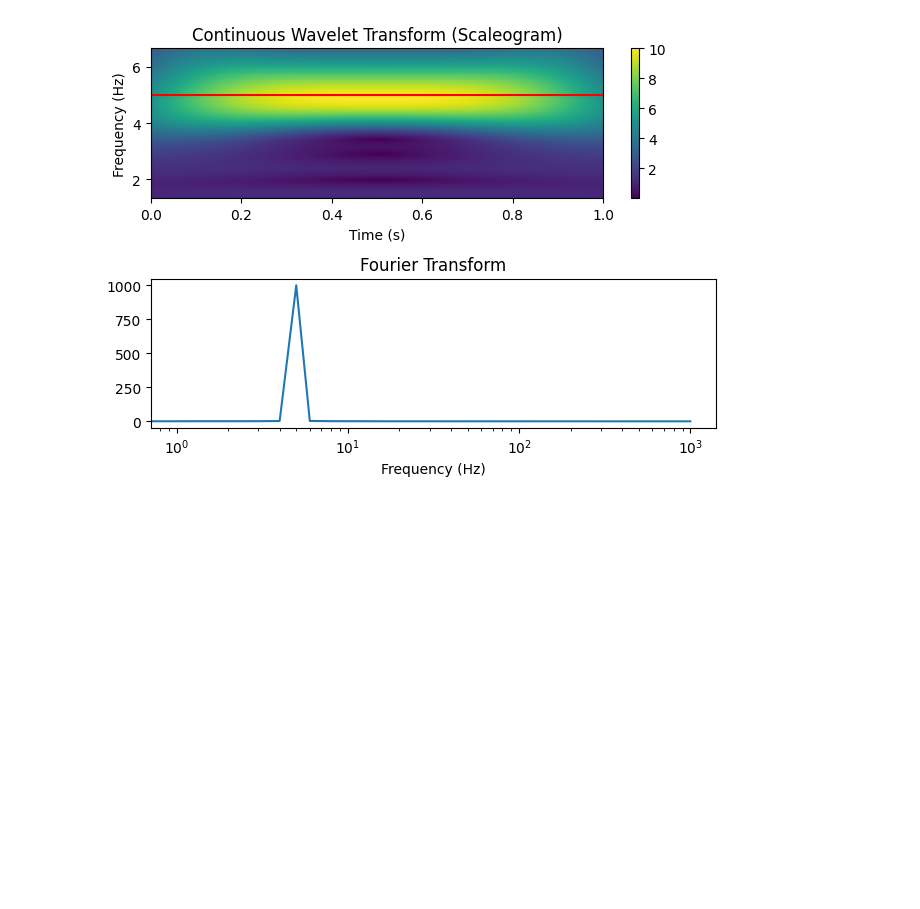
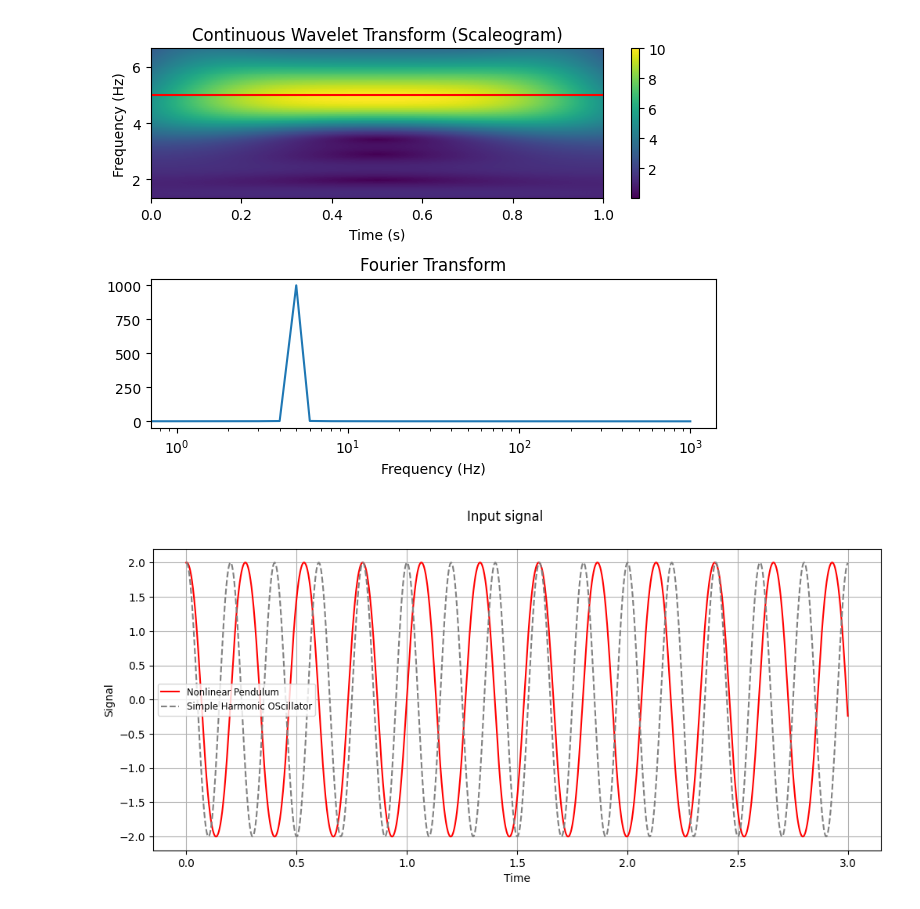
Before and after one commit to Mehdi-Haned/PINNs-Spring2025, a Jupyter notebook: frequency analysis/wavelet_transform.ipynb, the cells around one changed output. Drawn from its saved outputs; the diff is of its cells as text; code cells hidden in the pictures; blank space fills up the shorter version.

```diff
--- a/frequency analysis/wavelet_transform.ipynb
+++ b/frequency analysis/wavelet_transform.ipynb
@@ -59,3 +60,27 @@ axs[1].set_title("Fourier Transform")
 plt.tight_layout()
 # %% [output]
 [figure]
+# %%
+ti, tf, dt = 0, 3, 1e-3
+
+t  = np.arange(ti, tf, dt)
+w0 = 2*np.pi*5
+X0 = [2, 2]
+
+def ODE(X, t): return [X[1], -w0**2 * np.sin(X[0])]
+def SHO_ODE(X, t): return [X[1], -w0**2 * X[0]]
+
+pendulum    = odeint(ODE, X0, t)[:,0]
+SHO         = odeint(SHO_ODE, X0, t)[:,0]
+
+fig, ax = plt.subplots(figsize=(12,5))
+ax.plot(t, pendulum, label="Nonlinear Pendulum", color="red")
+ax.plot(t, SHO, label="Simple Harmonic OScillator", linestyle="--", color="gray")
+ax.set_ylabel("Signal")
+ax.set_xlabel("Time")
+ax.grid()
+ax.legend(fontsize='small')
+plt.suptitle("Input signal")
+plt.show()
+# %% [output]
+[figure, added]
```
Also changed, not shown: parts of 6 cells of this notebook, 1 other file.
